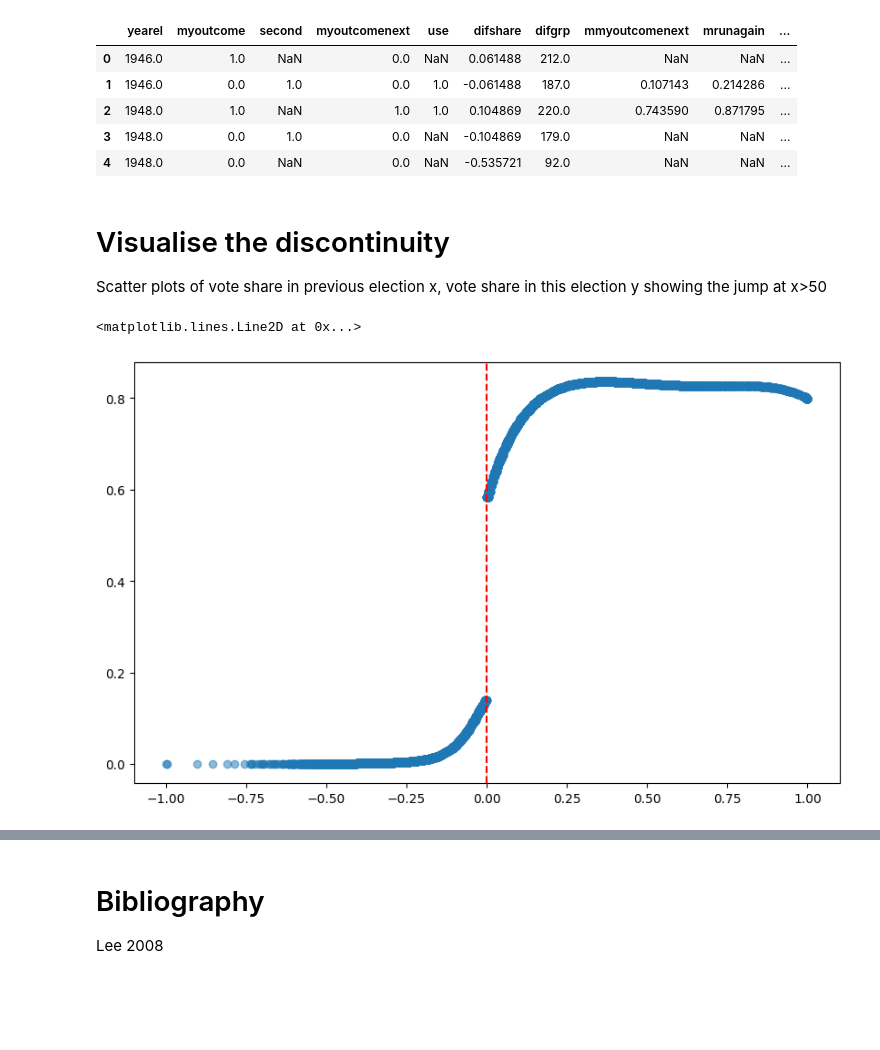
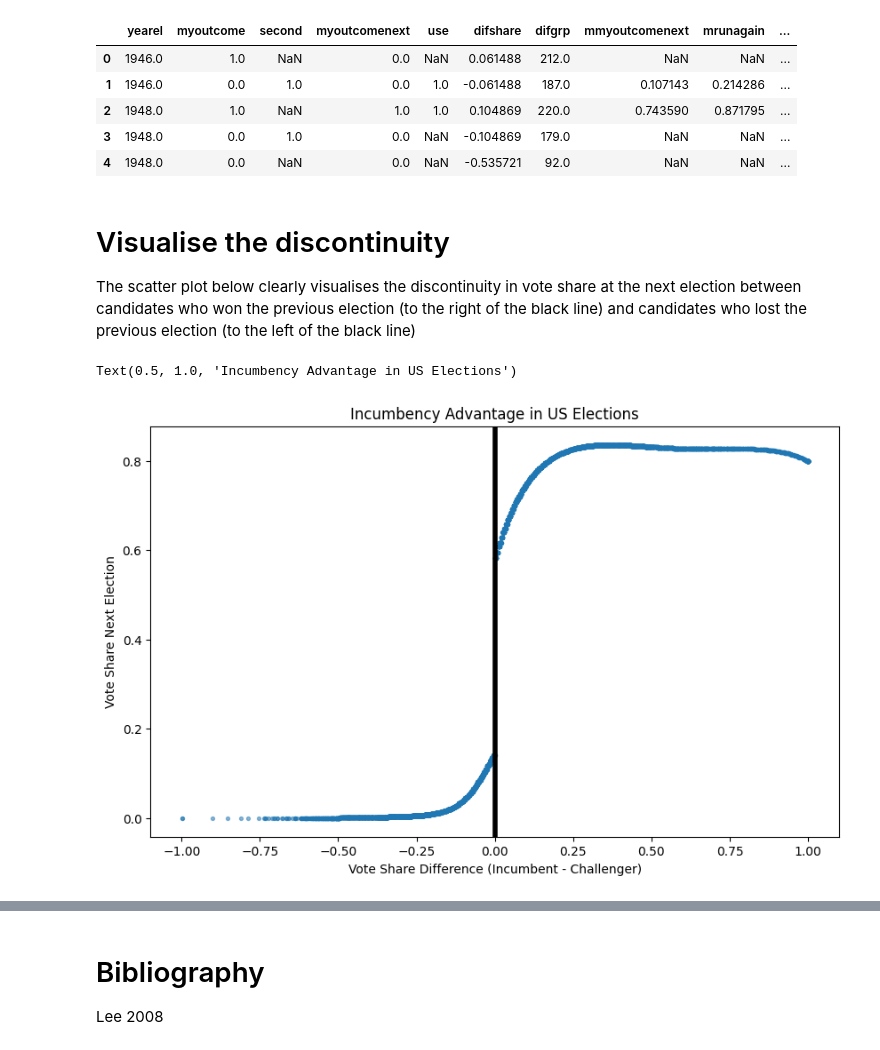
Before and after one commit to cainemerrick98/causal-inference, a Jupyter notebook: incumbency_advantage_in_us_elections/notebook.ipynb, the cells around one changed output, grey strips where cells are left out. Cells and saved outputs as stored; diff of their text form; code cells hidden in the pictures; blank space fills up the shorter version.

```diff
--- a/incumbency_advantage_in_us_elections/notebook.ipynb
+++ b/incumbency_advantage_in_us_elections/notebook.ipynb
@@ -83,14 +89,17 @@ df.head()
 # %% [markdown]
 # Visualise the discontinuity
 
-Scatter plots of vote share in previous election x, vote share in this election y showing the jump at x>50
+The scatter plot below clearly visualises the discontinuity in vote share at the next election between candidates who won the previous election (to the right of the black line) and candidates who lost the previous election (to the left of the black line)
 # %%
 fig, ax = plt.subplots(figsize=(10, 6))
-ax.scatter(df['difshare'], df['mpmyoutcomenext'], alpha=0.5)
-ax.axvline(0, color='red', linestyle='--')
+ax.scatter(df['difshare'], df['mpmyoutcomenext'], alpha=0.5, s=8)
+ax.axvline(0, color='black', lw=4)
+ax.set_xlabel('Vote Share Difference (Incumbent - Challenger)')
+ax.set_ylabel('Vote Share Next Election')
+ax.set_title('Incumbency Advantage in US Elections')
 # %% [output]
-<matplotlib.lines.Line2D at 0x...>
+Text(0.5, 1.0, 'Incumbency Advantage in US Elections')
-[figure, old version]
+[figure, new version]
 # %% [markdown]
 # Naive Mean Difference Estimator
 
```
Also changed, not shown: parts of 15 cells of this notebook.
